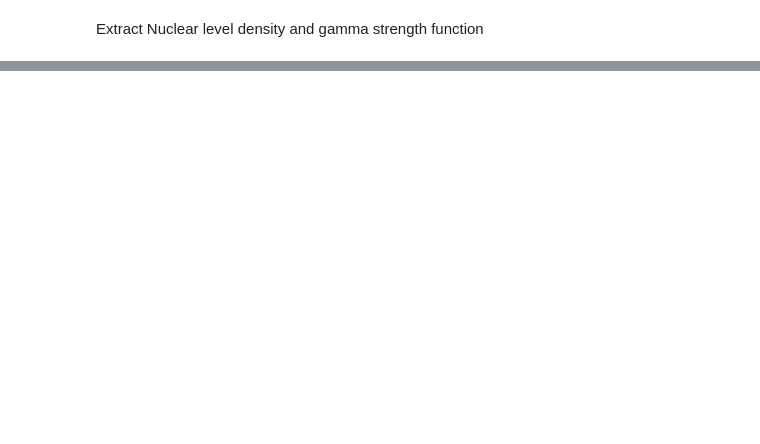
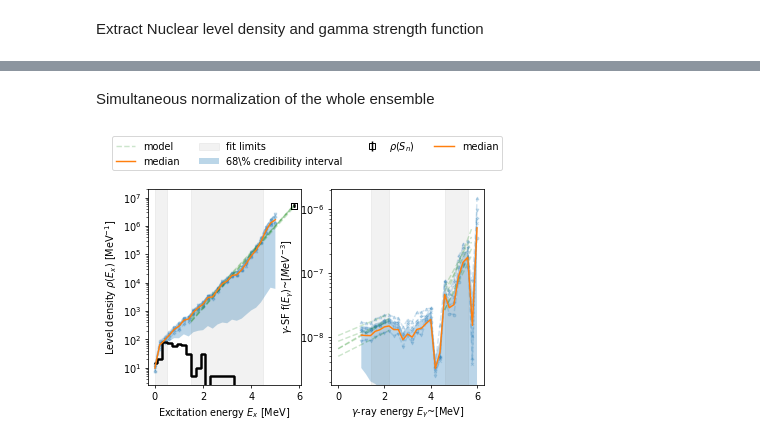
Before and after one commit to tellefs/OmPy_233U, a Jupyter notebook: osloMethod_U233_aa.ipynb, the cells around one changed output, grey strips where cells are left out. Cells and saved outputs as stored; diff of their text form; code cells hidden in the pictures; blank space fills up the shorter version.

```diff
--- a/osloMethod_U233_aa.ipynb
+++ b/osloMethod_U233_aa.ipynb
@@ -296,10 +301,10 @@ nldnorm.plot();
 # %%
-normlog = om.introspection.get_logger('normalizer_gsf', 'INFO')
-gsfnorm = om.NormalizerGSF(normalizer_nld=nldnorm, gsf=extractor.gsf[0], regenerate=True)
+#normlog = om.introspection.get_logger('normalizer_gsf', 'INFO')
+#gsfnorm = om.NormalizerGSF(normalizer_nld=nldnorm, gsf=extractor.gsf[0], regenerate=True)
 
 # to be use for gsf normalization
-norm_pars.Gg = [27., 3.]  #meV
+norm_pars.Gg = [30.675, 7.4242]  #meV  Found using a mean value of the Gg values from higher and lower isotopes (RIPL3)
 
-gsfnorm.norm_pars = norm_pars
-gsfnorm.model_high.Efit = [4.5, 5.5]
+#gsfnorm.norm_pars = norm_pars
+#gsfnorm.model_high.Efit = [4.5, 5.5]
 # %%
@@ -315,0 +315,20 @@ gsfnorm.plot_interactive()
+# %% [markdown]
+Simultaneous normalization of the whole ensemble
+# %%
+simnorm = om.introspection.get_logger('normalizer_simultan', 'INFO')
+simnorm = om.NormalizerSimultan(normalizer_nld=nldnorm,
+                                      normalizer_gsf=gsfnorm)
+
+# running faster than the default 400 given less precise answers
+# For propper calc. you may rather increase this to > 400.
+simnorm.multinest_kwargs["n_live_points"] = 300
+
+#simnorm.normalize(gsf=extractor.gsf[0], nld=extractor.nld[0])
+# %%
+ensemblenorm_sim = om.EnsembleNormalizer(extractor=extractor, normalizer_simultan=simnorm)
+
+ensemblenorm_sim.normalize()
+# %%
+ensemblenorm_sim.plot(n_plot=5, random_state=np.random.default_rng(65546645));
+# %% [output]
+[figure, added]
```
Also changed, not shown: parts of 22 cells of this notebook.
